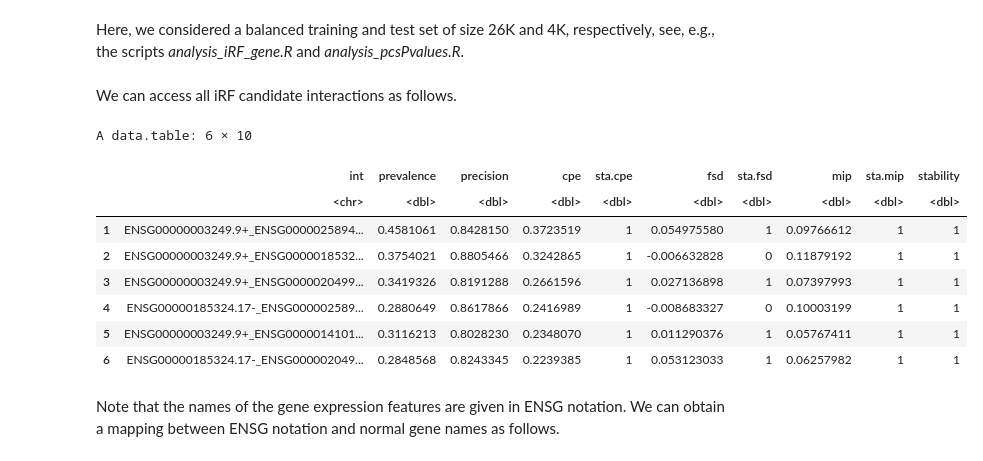
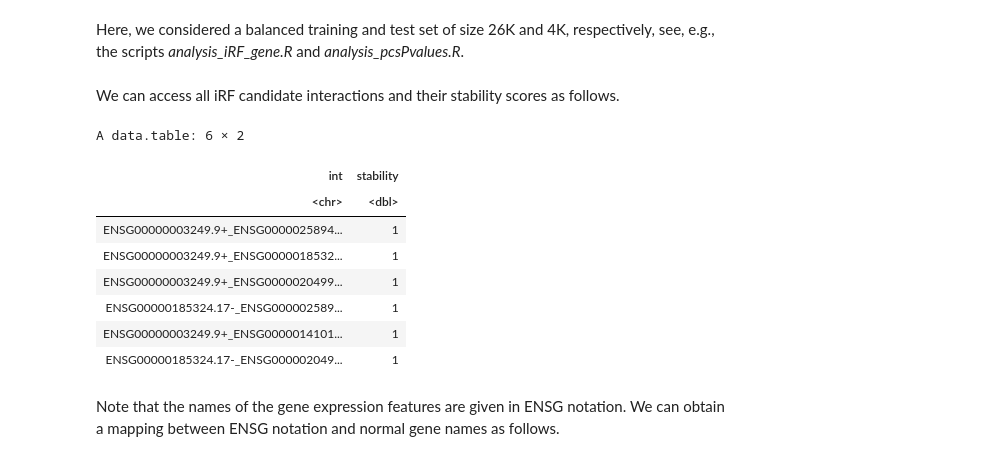
Before and after one commit to OmerRonen/epiTree, a Jupyter notebook: red_hair_analysis.ipynb, the cells around one changed output. Saved outputs shown, nothing was run; the diff lists cells and outputs as text; code cells hidden in the pictures.

```diff
--- a/red_hair_analysis.ipynb
+++ b/red_hair_analysis.ipynb
@@ -33,19 +29,19 @@ Here, we considered a balanced training and test set of size 26K and 4K, respect
 pheno <- c(rep(0, 2000), rep(1, 2000))
 pheno.train <- c(rep(0, 16000), rep(1, 16000))
 # %% [markdown]
-We can access all iRF candidate interactions as follows.
+We can access all iRF candidate interactions and their stability scores as follows.
 # %%
-head(fit$interaction)
+head(fit$interaction[, c(1,10)])
 # %% [output]
-A data.table: 6 × 10
+A data.table: 6 × 2
-|  | int | prevalence | precision | cpe | sta.cpe | fsd | sta.fsd | mip | sta.mip | stability |
-|  | <chr> | <dbl> | <dbl> | <dbl> | <dbl> | <dbl> | <dbl> | <dbl> | <dbl> | <dbl> |
-| 1 | ENSG00000003249.9+_ENSG0000025894... | 0.4581061 | 0.8428150 | 0.3723519 | 1 | 0.054975580 | 1 | 0.09766612 | 1 | 1 |
-| 2 | ENSG00000003249.9+_ENSG0000018532... | 0.3754021 | 0.8805466 | 0.3242865 | 1 | -0.006632828 | 0 | 0.11879192 | 1 | 1 |
-| 3 | ENSG00000003249.9+_ENSG0000020499... | 0.3419326 | 0.8191288 | 0.2661596 | 1 | 0.027136898 | 1 | 0.07397993 | 1 | 1 |
-| 4 | ENSG00000185324.17-_ENSG000002589... | 0.2880649 | 0.8617866 | 0.2416989 | 1 | -0.008683327 | 0 | 0.10003199 | 1 | 1 |
-| 5 | ENSG00000003249.9+_ENSG0000014101... | 0.3116213 | 0.8028230 | 0.2348070 | 1 | 0.011290376 | 1 | 0.05767411 | 1 | 1 |
-| 6 | ENSG00000185324.17-_ENSG000002049... | 0.2848568 | 0.8243345 | 0.2239385 | 1 | 0.053123033 | 1 | 0.06257982 | 1 | 1 |
+| int | stability |
+| <chr> | <dbl> |
+| ENSG00000003249.9+_ENSG0000025894... | 1 |
+| ENSG00000003249.9+_ENSG0000018532... | 1 |
+| ENSG00000003249.9+_ENSG0000020499... | 1 |
+| ENSG00000185324.17-_ENSG000002589... | 1 |
+| ENSG00000003249.9+_ENSG0000014101... | 1 |
+| ENSG00000185324.17-_ENSG000002049... | 1 |
 # %% [markdown]
 Note that the names of the gene expression features are given in ENSG notation. We can obtain a mapping between ENSG notation and normal gene names as follows.
 # %%
```
Also changed, not shown: parts of 5 cells of this notebook.
